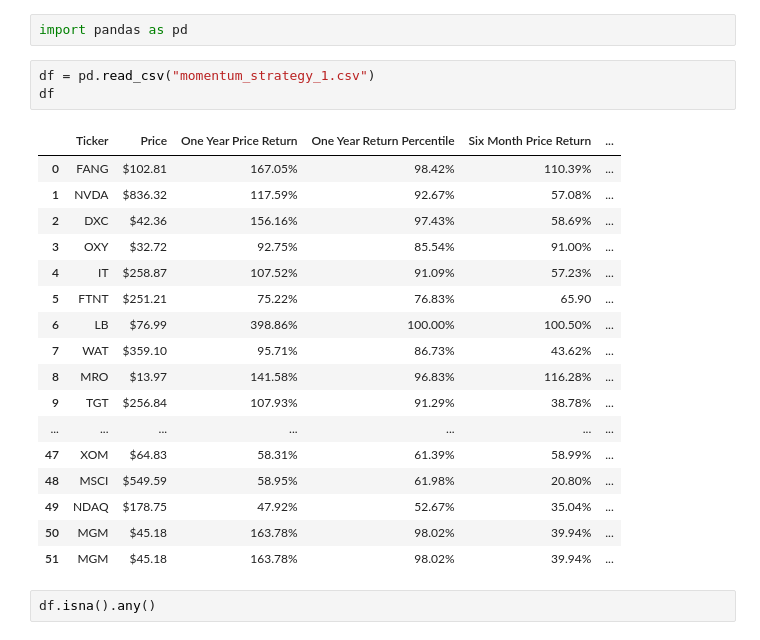
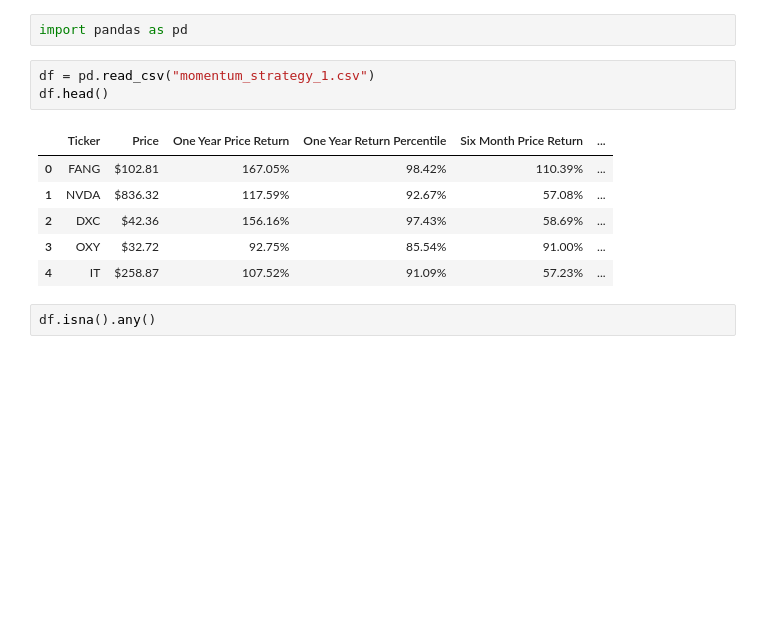
Before and after one commit to ArtemySazonov/Vega-Software-Engineering, a Jupyter notebook: Data Analysis HW/Data Analysis.ipynb, the cells around one changed output. Saved outputs shown, nothing was run; the diff lists cells and outputs as text; blank space fills up the shorter version.

```diff
--- a/Data Analysis HW/Data Analysis.ipynb
+++ b/Data Analysis HW/Data Analysis.ipynb
@@ -4,25 +4,14 @@
 import pandas as pd
 # %%
 df = pd.read_csv("momentum_strategy_1.csv")
-df
+df.head()
 # %% [output]
 |  | Ticker | Price | One Year Price Return | One Year Return Percentile | Six Month Price Return | ... |
 | 0 | FANG | $102.81 | 167.05% | 98.42% | 110.39% | ... |
 | 1 | NVDA | $836.32 | 117.59% | 92.67% | 57.08% | ... |
 | 2 | DXC | $42.36 | 156.16% | 97.43% | 58.69% | ... |
 | 3 | OXY | $32.72 | 92.75% | 85.54% | 91.00% | ... |
 | 4 | IT | $258.87 | 107.52% | 91.09% | 57.23% | ... |
-| 5 | FTNT | $251.21 | 75.22% | 76.83% | 65.90 | ... |
-| 6 | LB | $76.99 | 398.86% | 100.00% | 100.50% | ... |
-| 7 | WAT | $359.10 | 95.71% | 86.73% | 43.62% | ... |
-| 8 | MRO | $13.97 | 141.58% | 96.83% | 116.28% | ... |
-| 9 | TGT | $256.84 | 107.93% | 91.29% | 38.78% | ... |
-| ... | ... | ... | ... | ... | ... | ... |
-| 47 | XOM | $64.83 | 58.31% | 61.39% | 58.99% | ... |
-| 48 | MSCI | $549.59 | 58.95% | 61.98% | 20.80% | ... |
-| 49 | NDAQ | $178.75 | 47.92% | 52.67% | 35.04% | ... |
-| 50 | MGM | $45.18 | 163.78% | 98.02% | 39.94% | ... |
-| 51 | MGM | $45.18 | 163.78% | 98.02% | 39.94% | ... |
 # %%
 df.isna().any()
 # %% [output]
```
